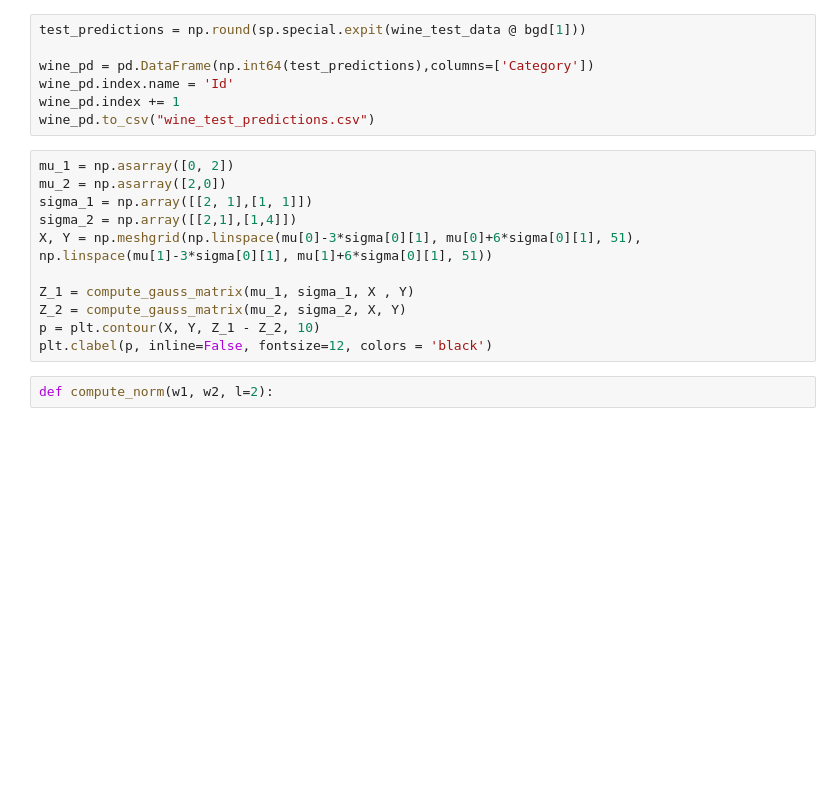
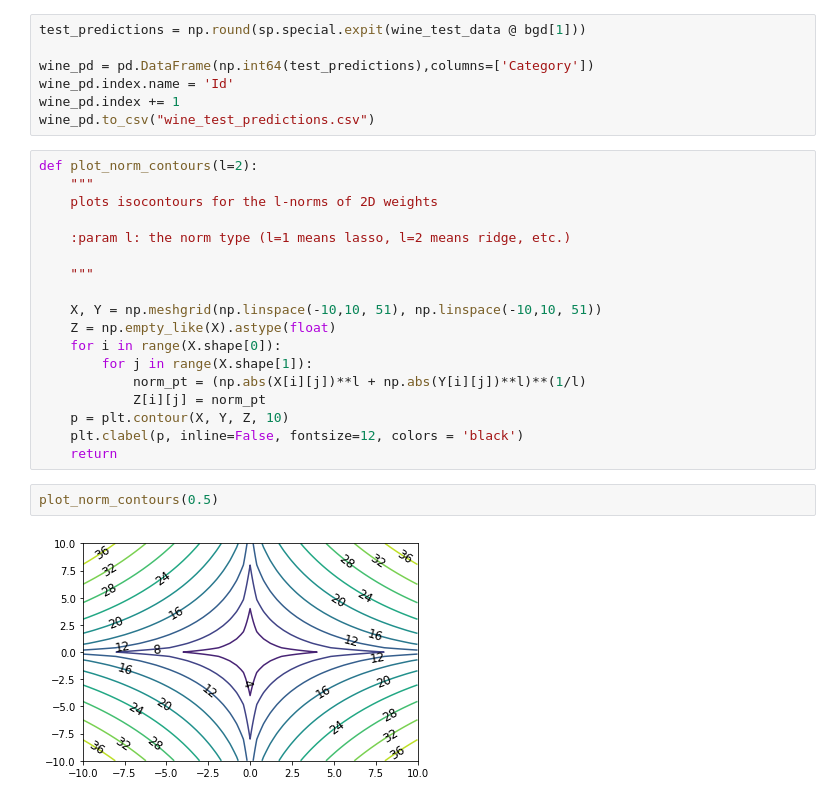
Before and after one commit to daynetran/yggdrasil, a Jupyter notebook: computer_science/upper_div/cs189/homeworks/hw04/hw04_code.ipynb, the cells around one changed output. Saved outputs shown, nothing was run; the diff lists cells and outputs as text; blank space fills up the shorter version.

Commit message:
added isocontours in 5

```diff
--- a/computer_science/upper_div/cs189/homeworks/hw04/hw04_code.ipynb
+++ b/computer_science/upper_div/cs189/homeworks/hw04/hw04_code.ipynb
@@ -199,16 +199,25 @@ wine_pd = pd.DataFrame(np.int64(test_predictions),columns=['Category'])
 wine_pd.index.name = 'Id'
 wine_pd.index += 1
 wine_pd.to_csv("wine_test_predictions.csv")
-# %%
-mu_1 = np.asarray([0, 2])
-mu_2 = np.asarray([2,0])
-sigma_1 = np.array([[2, 1],[1, 1]])
-sigma_2 = np.array([[2,1],[1,4]])
-X, Y = np.meshgrid(np.linspace(mu[0]-3*sigma[0][1], mu[0]+6*sigma[0][1], 51), np.linspace(mu[1]-3*sigma[0][1], mu[1]+6*sigma[0][1], 51))
-
-Z_1 = compute_gauss_matrix(mu_1, sigma_1, X , Y)
-Z_2 = compute_gauss_matrix(mu_2, sigma_2, X, Y)
-p = plt.contour(X, Y, Z_1 - Z_2, 10)
-plt.clabel(p, inline=False, fontsize=12, colors = 'black')
-# %%
-def compute_norm(w1, w2, l=2):
+# %%
+def plot_norm_contours(l=2):
+    """
+    plots isocontours for the l-norms of 2D weights
+
+    :param l: the norm type (l=1 means lasso, l=2 means ridge, etc.)
+
+    """
+
+    X, Y = np.meshgrid(np.linspace(-10,10, 51), np.linspace(-10,10, 51))
+    Z = np.empty_like(X).astype(float)
+    for i in range(X.shape[0]):
+        for j in range(X.shape[1]):
+            norm_pt = (np.abs(X[i][j])**l + np.abs(Y[i][j])**l)**(1/l)
+            Z[i][j] = norm_pt
+    p = plt.contour(X, Y, Z, 10)
+    plt.clabel(p, inline=False, fontsize=12, colors = 'black')
+    return
+# %%
+plot_norm_contours(0.5)
+# %% [output]
+[figure, added]
```
Also changed, not shown: parts of 2 cells of this notebook.
